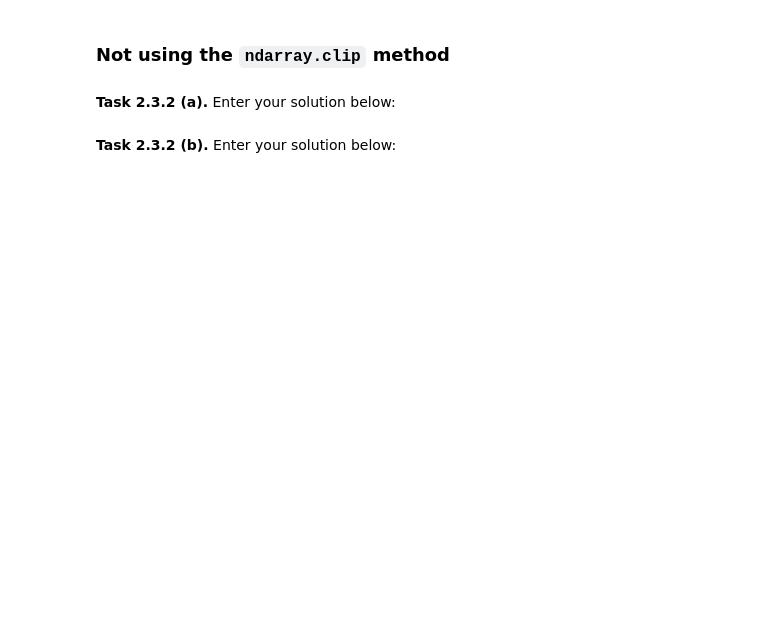
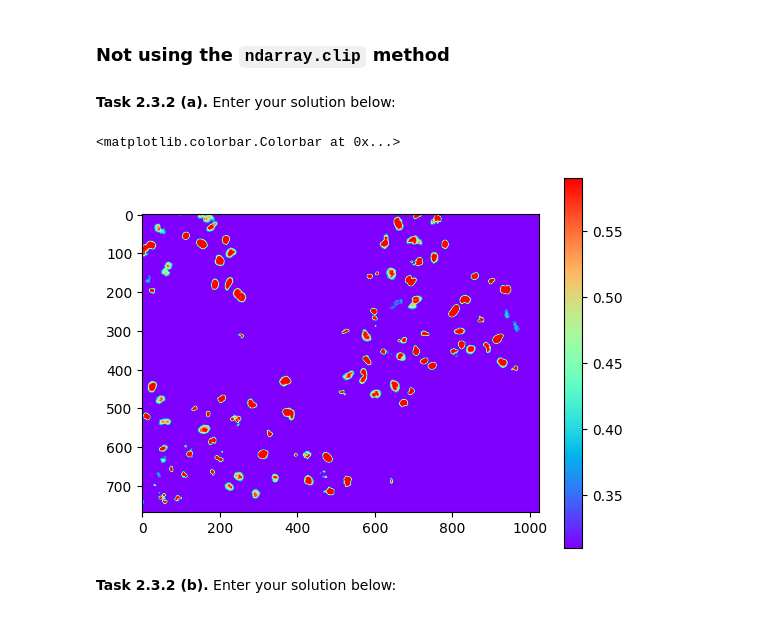
Before and after one commit to matteaunger/mobi-fs3-python, a Jupyter notebook: task2.ipynb, the cells around one changed output. Drawn from its saved outputs; the diff is of its cells as text; code cells hidden in the pictures; blank space fills up the shorter version.

```diff
--- a/task2.ipynb
+++ b/task2.ipynb
@@ -38,5 +63,24 @@ T2 = 0.59
 ### Not using the `ndarray.clip` method
 # %% [markdown]
 **<a id="#">Task 2.3.2 (a).</a>** Enter your solution below:
+# %%
+nrows = img.shape[0]
+ncols = img.shape[1]
+
+for i in range(0, nrows):
+    for j in range (0, ncols):
+        inten = img[i,j]
+        if inten < T1:
+            inten = T1
+            img[i,j]=inten
+        elif inten > T2:
+            inten = T2
+            img[i,j]=inten
+
+plt.imshow(img, "rainbow")
+plt.colorbar()
+# %% [output]
+<matplotlib.colorbar.Colorbar at 0x...>
+[figure, added]
 # %% [markdown]
 **<a id="#">Task 2.3.2 (b).</a>** Enter your solution below:
```
Also changed, not shown: parts of 6 cells of this notebook.
